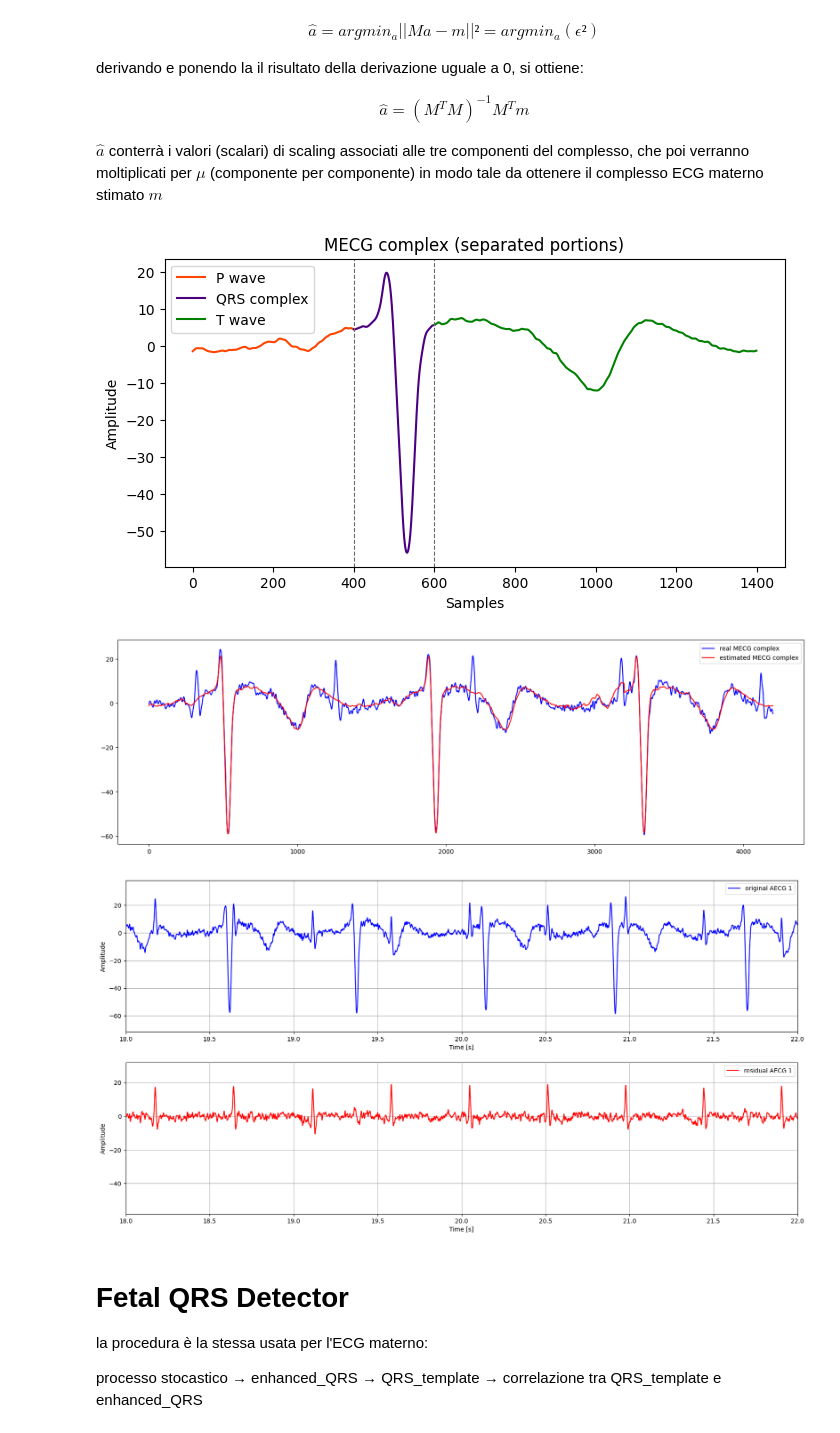
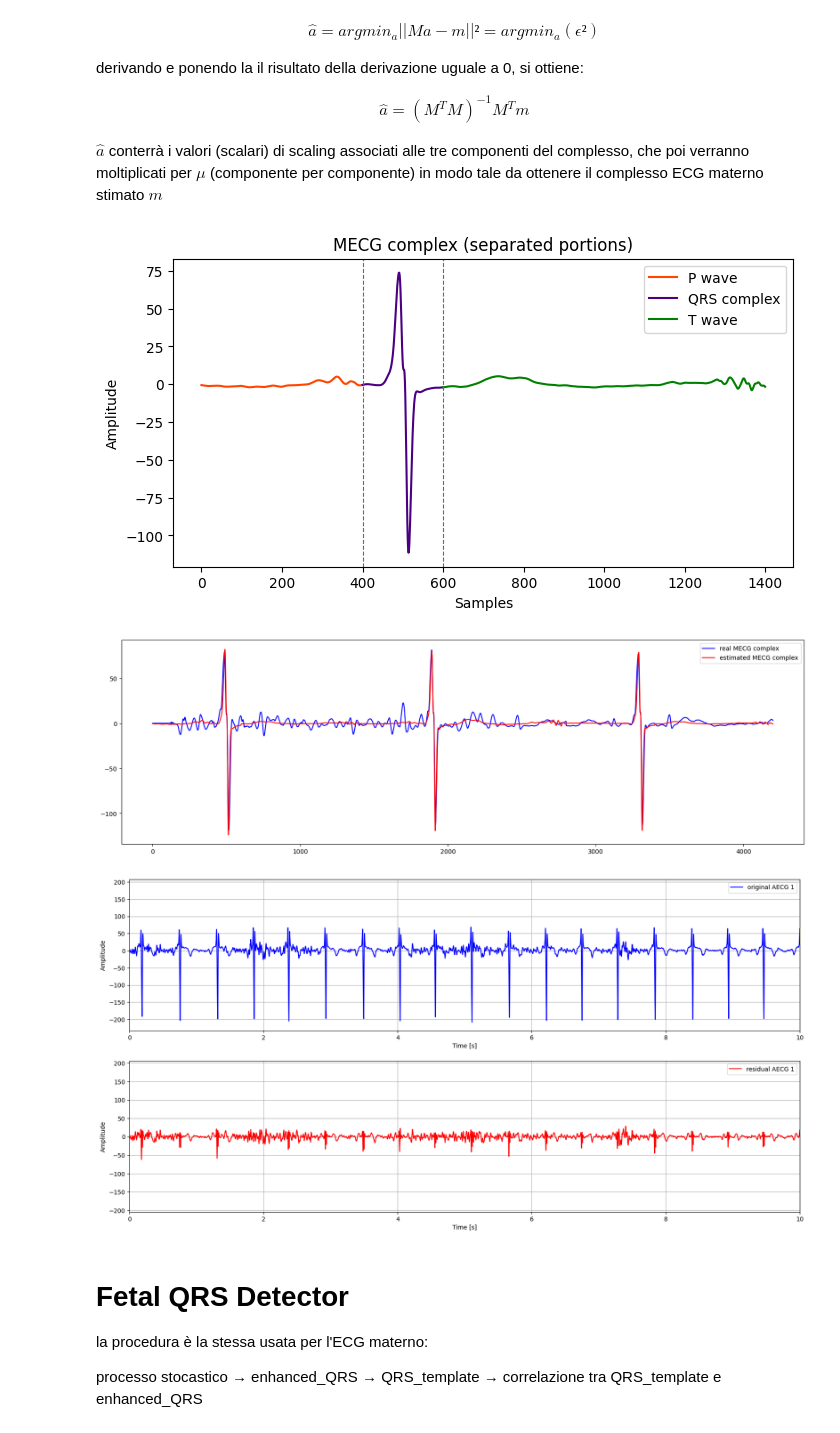
Before and after one commit to EmanueleGiavardi/BSP_project, a Jupyter notebook: src/main.ipynb, the cells around one changed output. Drawn from its saved outputs; the diff is of its cells as text; code cells hidden in the pictures.

```diff
--- a/src/main.ipynb
+++ b/src/main.ipynb
@@ -16,7 +16,7 @@ from modules.QRSdetector import QRSdetector
 from modules.ECGestimator import ECGestimator
 from modules.Evaluator import Evaluator
 # %%
-sp = "a04"
+sp = "a02"
 data_extension = ".csv"
 gt_extension = ".fqrs.txt"
 data_path = "../data/set-a-text"
@@ -95,7 +95,7 @@ Passaggi:
 Questa procedura genera un segnale $\tilde{x}$ associato alla componente con maggiore varianza
 # %%
 maternal_template_duration = 0.10
-maternal_threshold_factor = 0.4
+maternal_threshold_factor = 0.5
 
 MQRS_detector = QRSdetector(S4, maternal_template_duration, maternal_threshold_factor, new_sr)
 maternal_enhanced_QRS, maternal_explained_variance = MQRS_detector.get_enhanced_QRS()
@@ -293,20 +295,22 @@ plt.title("MECG complex (separated portions)")
 plt.legend()
 plt.show()
 # %% [output]
-[figure, old version]
+[figure, new version]
 # %%
 M_matrixes = MECG_estimator.get_M_matrixes(mu_portions)
 
 estimated_MECGs = MECG_estimator.get_estimated_ECGs(real_MECGs, M_matrixes, mu_portions)
 # %%
 # comparison between first three real (blue) and estimated (red) MECGs for the first realization, just as an example
-first_three_reals_MECGs = np.concatenate([real_MECGs["AECG1"][0], real_MECGs["AECG1"][1], real_MECGs["AECG1"][2]])
-first_three_estimated_MECGs = np.concatenate([estimated_MECGs["AECG1"][0], estimated_MECGs["AECG1"][1], estimated_MECGs["AECG1"][2]])
+channel = "AECG1"
+first_three_reals_MECGs = np.concatenate([real_MECGs[channel][0], real_MECGs[channel][1], real_MECGs[channel][2]])
+first_three_estimated_MECGs = np.concatenate([estimated_MECGs[channel][0], estimated_MECGs[channel][1], estimated_MECGs[channel][2]])
 
 plt.figure(figsize=(20, 6))
 plt.plot(first_three_reals_MECGs, color='blue', label="real MECG complex")
 plt.plot(first_three_estimated_MECGs, color='red', label="estimated MECG complex")
+#plt.plot(first_three_reals_MECGs - first_three_estimated_MECGs, color='green', label="residual")
 plt.legend()
 plt.show()
 # %% [output]
-[figure, old version]
+[figure, new version]
@@ -342,33 +318,38 @@ def cancel_MECG(original_realization, ECG_positions, real_ECGs, estimated_ECGs):
 residual_realizations = []
 
 for i in range(num_realizations):
-    label = labels[i]
-    residual_realizations.append(cancel_MECG(S4.get_realization_by_index(i), real_MECGs_positions[label], real_MECGs[label], estimated_MECGs[label]))
+    residual_realizations.append(MECG_estimator.cancel_ECG(S4.get_realization_by_index(i), real_MECGs_positions[labels[i]], real_MECGs[labels[i]], estimated_MECGs[labels[i]]))
 
 S5 = StochasticProcess(num_realizations, residual_realizations, labels, colors, new_sr)
 # %%
 # Comparison between the first original realization (MECG + FECG + noise) and the first residual realization (FECG + noise), just as an example
 plt.figure(figsize=(20, 10))
 
+index = 3
+
 plt.subplot(2, 1, 1)
-plt.plot(upsampled_time, S4.get_realization_by_index(0), color='blue', label="original AECG 1")
+plt.plot(upsampled_time, S4.get_realization_by_index(index), color='blue', label="original AECG 1")
 plt.legend()
 plt.xlabel("Time [s]")
-plt.xlim(18, 22)
+plt.xlim(0, 10)
 plt.ylabel("Amplitude")
 plt.grid()
 
 plt.subplot(2, 1, 2)
-plt.plot(upsampled_time, S5.get_realization_by_index(0), color='red', label="residual AECG 1")
+plt.plot(upsampled_time, S5.get_realization_by_index(index), color='red', label="residual AECG 1")
 plt.legend()
 plt.xlabel("Time [s]")
-plt.xlim(18, 22)
+plt.xlim(0, 10)
 plt.ylabel("Amplitude")
 plt.grid()
 
 plt.show()
+
+# il primo QRS materno non viene cancellato perchè non viene rilevata la posizione del primo picco
+# il primo picco rilevato inizia a circa 0.5 secondi, e non a 0
+# real MECGs positions dovrebbe avere un elemento in più, associato al primissimo complesso
 # %% [output]
-[figure, old version]
+[figure, new version]
 # %% [markdown]
 # **Fetal QRS Detector**
 
```
Also changed, not shown: parts of 16 cells of this notebook, 3 other files.
